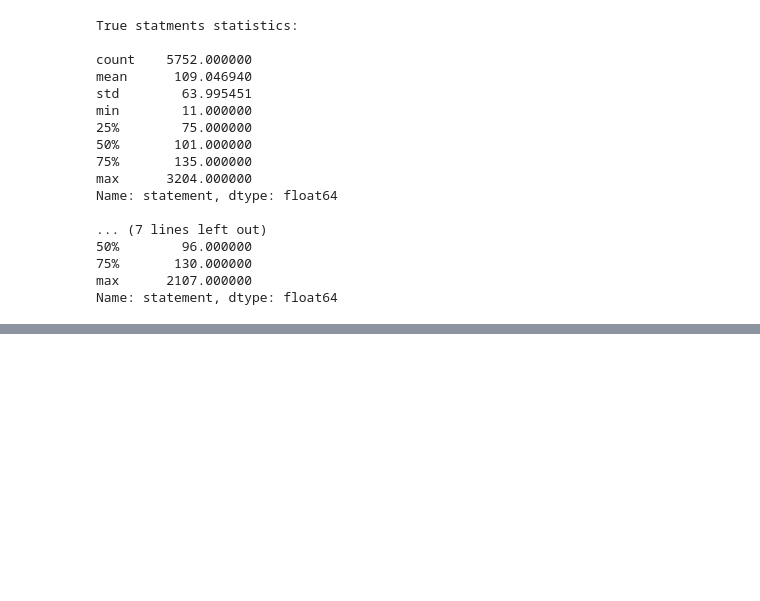
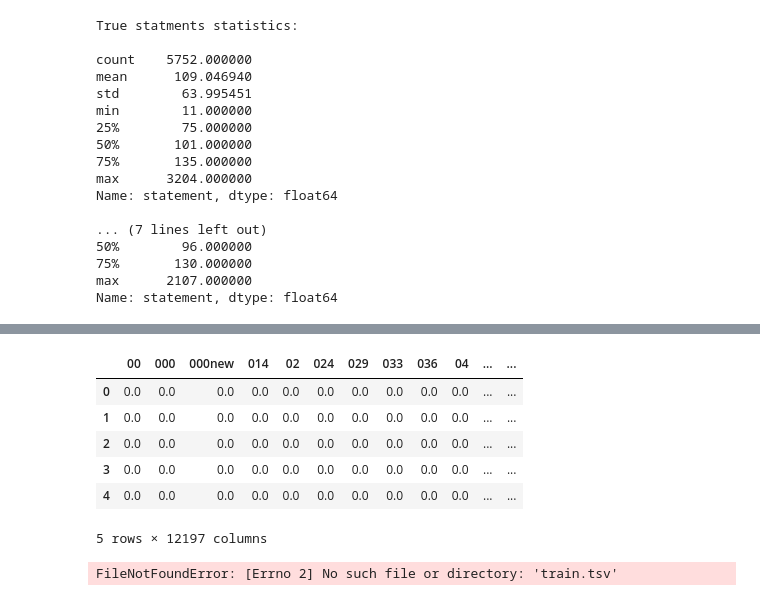
Before and after one commit to Rukun-Aaron/Fake-news-models, a Jupyter notebook: Preprocessing.ipynb, the cells around one changed output, grey strips where cells are left out. Drawn from its saved outputs; the diff is of its cells as text; code cells hidden in the pictures; blank space fills up the shorter version.

```diff
--- a/Preprocessing.ipynb
+++ b/Preprocessing.ipynb
@@ -138,0 +185,59 @@ ValueError: could not convert string to float: 'Says the Annies List political g
+# %%
+#import naive bayes
+from sklearn.naive_bayes import MultinomialNB
+from sklearn.preprocessing import MinMaxScaler
+
+
+scaler = MinMaxScaler(feature_range=(0, 2))
+# sentiment_scores = pd.concat([true_sentence_sentiment, false_sentence_sentiment]).reset_index(drop=True)
+# X_train = scaler.fit(sentiment_scores)
+sentiment_scores = data['statement'].apply(analyze_sentiment)
+sentiment_scores_df = sentiment_scores.to_frame().reset_index(drop=True)
+
+features_df = pd.concat([tfidf_df, sentiment_scores_df], axis=1)
+features_df = features_df.rename(columns={"statement":"Sentiment_Score"})
+
+features_df.head()
+features_df['Sentiment_Score'] = scaler.fit_transform(features_df[['Sentiment_Score']])
+features_df.head()
+
+nb_classifier = MultinomialNB()
+nb_classifier.fit(features_df, label_df)
+nb_classifier.score(features_df, label_df)
+features_df.head()
+# features_df['statement']
+# %% [output]
+|  | 00 | 000 | 000new | 014 | 02 | 024 | 029 | 033 | 036 | 04 | ... | ... |
+| 0 | 0.0 | 0.0 | 0.0 | 0.0 | 0.0 | 0.0 | 0.0 | 0.0 | 0.0 | 0.0 | ... | ... |
+| 1 | 0.0 | 0.0 | 0.0 | 0.0 | 0.0 | 0.0 | 0.0 | 0.0 | 0.0 | 0.0 | ... | ... |
+| 2 | 0.0 | 0.0 | 0.0 | 0.0 | 0.0 | 0.0 | 0.0 | 0.0 | 0.0 | 0.0 | ... | ... |
+| 3 | 0.0 | 0.0 | 0.0 | 0.0 | 0.0 | 0.0 | 0.0 | 0.0 | 0.0 | 0.0 | ... | ... |
+| 4 | 0.0 | 0.0 | 0.0 | 0.0 | 0.0 | 0.0 | 0.0 | 0.0 | 0.0 | 0.0 | ... | ... |
+5 rows × 12197 columns
+# %%
+validation_data = pd.read_csv('train.tsv',sep='\t', header=None, names=["id", "label", "statement", "subject(s)", "speaker","speaker's job title", "state info", "party affiliation", "barely true counts", "false counts","half true counts", "mostly true counts", "pants on fire counts", "context"])
+print(validation_data.head())
+
+validation_features = vectorizer.transform(validation_data['statement'])
+validation_features_df  =pd.DataFrame(validation_features.toarray(), columns=vectorizer.get_feature_names_out())
+validation_features_df.head()
+
+sentence_sentimennts = validation_data['statement'].apply(analyze_sentiment)
+sentence_sentiments_df = sentence_sentimennts.to_frame().reset_index(drop=True)
+sentence_sentiments_df = sentence_sentiments_df.rename(columns={"statement":"Sentiment_Score"})
+
+sentence_sentiments_df['Sentiment_Score'] = scaler.fit_transform(sentence_sentiments_df[['Sentiment_Score']])
+
+test = pd.concat([validation_features_df, sentence_sentiments_df], axis=1)
+
+test.drop(['statement'], axis=1, inplace=True)
+
+for feature in features_df.columns:
+    if feature not in test.columns:
+        print(feature)
+nb_classifier.score(test, validation_data['label'])
+dataframes = [test, features_df]
+all([len(dataframes[0].columns.intersection(df.columns))
+      == dataframes[0].shape[1] for df in dataframes])
+# %% [output]
+FileNotFoundError: [Errno 2] No such file or directory: 'train.tsv'
```
Also changed, not shown: parts of 5 cells of this notebook, 18 other files.
